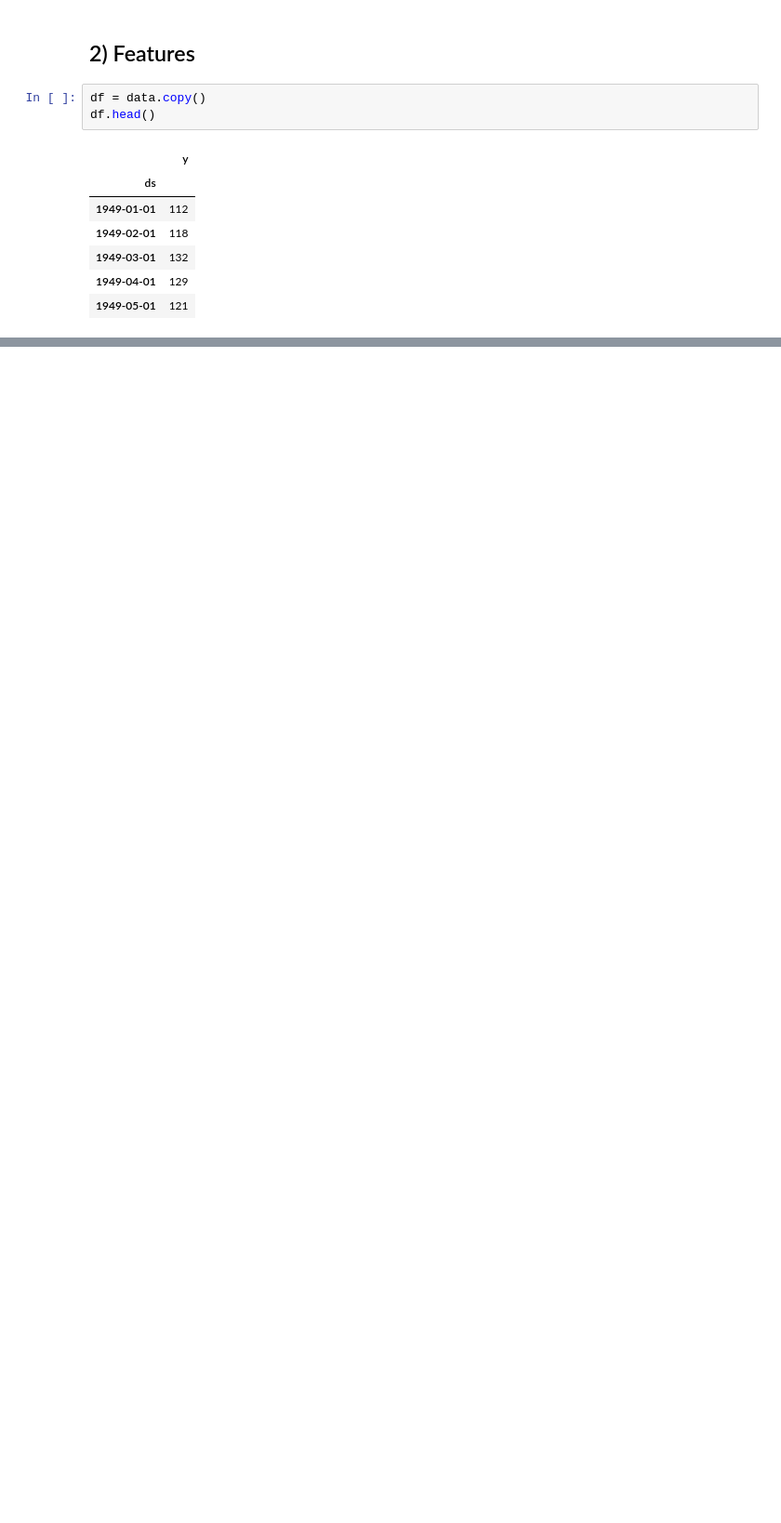
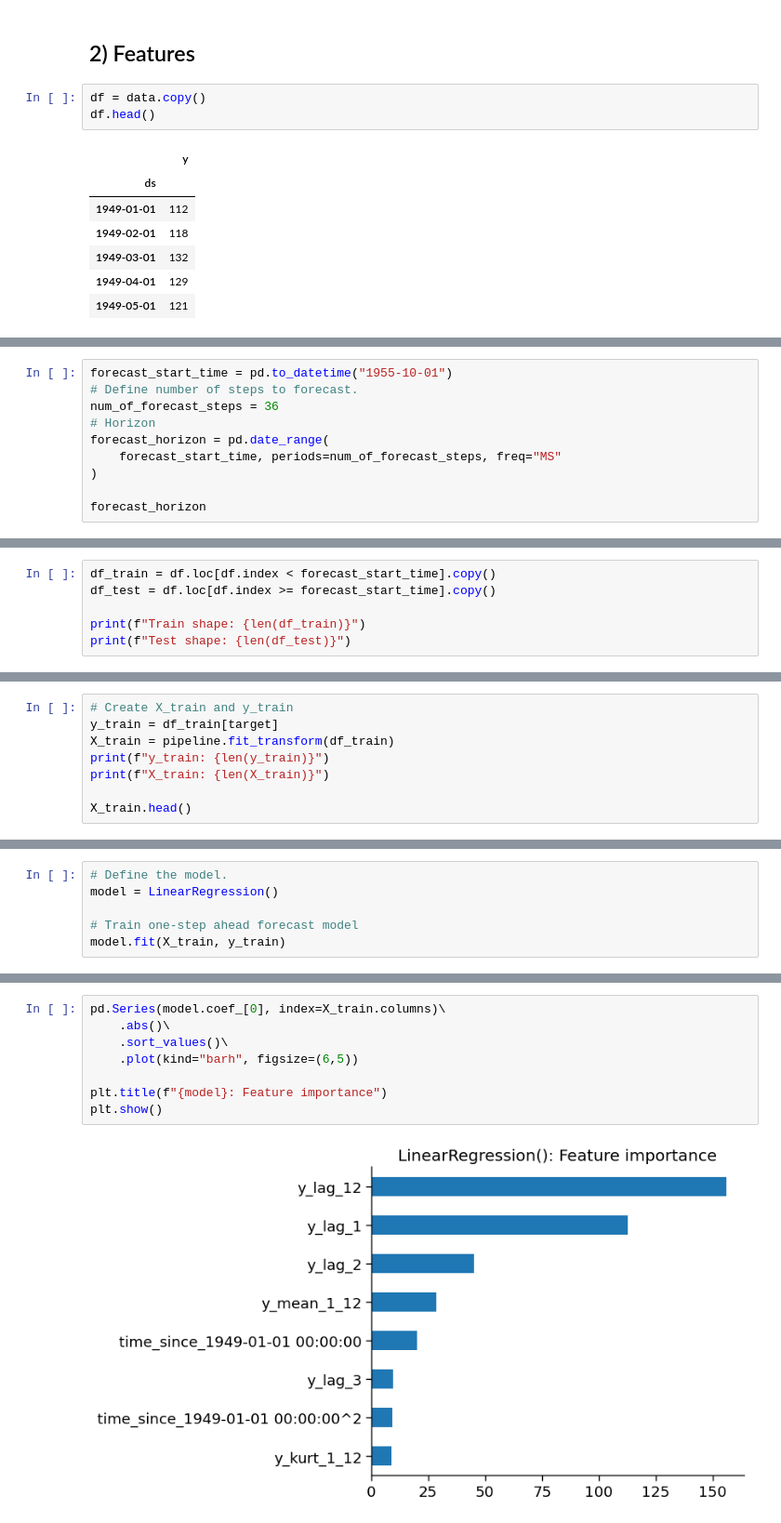
Before and after one commit to razielar/feature_engineering_ts_forecasting, a Jupyter notebook: 08_trend_features/03_recursive-forecasting.ipynb, the cells around one changed output, grey strips where cells are left out. Shown at 93% size. Cells and saved outputs as stored; diff of their text form; blank space fills up the shorter version.

```diff
--- a/08_trend_features/03_recursive-forecasting.ipynb
+++ b/08_trend_features/03_recursive-forecasting.ipynb
@@ -84,0 +175,10 @@ df.head()
+# %%
+forecast_start_time = pd.to_datetime("1955-10-01")
+# Define number of steps to forecast.
+num_of_forecast_steps = 36
+# Horizon
+forecast_horizon = pd.date_range(
+    forecast_start_time, periods=num_of_forecast_steps, freq="MS"
+)
+
+forecast_horizon
@@ -84,0 +201,6 @@ df.head()
+# %%
+df_train = df.loc[df.index < forecast_start_time].copy()
+df_test = df.loc[df.index >= forecast_start_time].copy()
+
+print(f"Train shape: {len(df_train)}")
+print(f"Test shape: {len(df_test)}")
@@ -84,0 +210,8 @@ df.head()
+# %%
+# Create X_train and y_train
+y_train = df_train[target]
+X_train = pipeline.fit_transform(df_train)
+print(f"y_train: {len(y_train)}")
+print(f"X_train: {len(X_train)}")
+
+X_train.head()
@@ -84,0 +238,6 @@ df.head()
+# %%
+# Define the model.
+model = LinearRegression()
+
+# Train one-step ahead forecast model
+model.fit(X_train, y_train)
@@ -84,0 +312,10 @@ df.head()
+# %%
+pd.Series(model.coef_[0], index=X_train.columns)\
+    .abs()\
+    .sort_values()\
+    .plot(kind="barh", figsize=(6,5))
+
+plt.title(f"{model}: Feature importance")
+plt.show()
+# %% [output]
+[figure, added]
```
Also changed, not shown: parts of 22 cells of this notebook.
